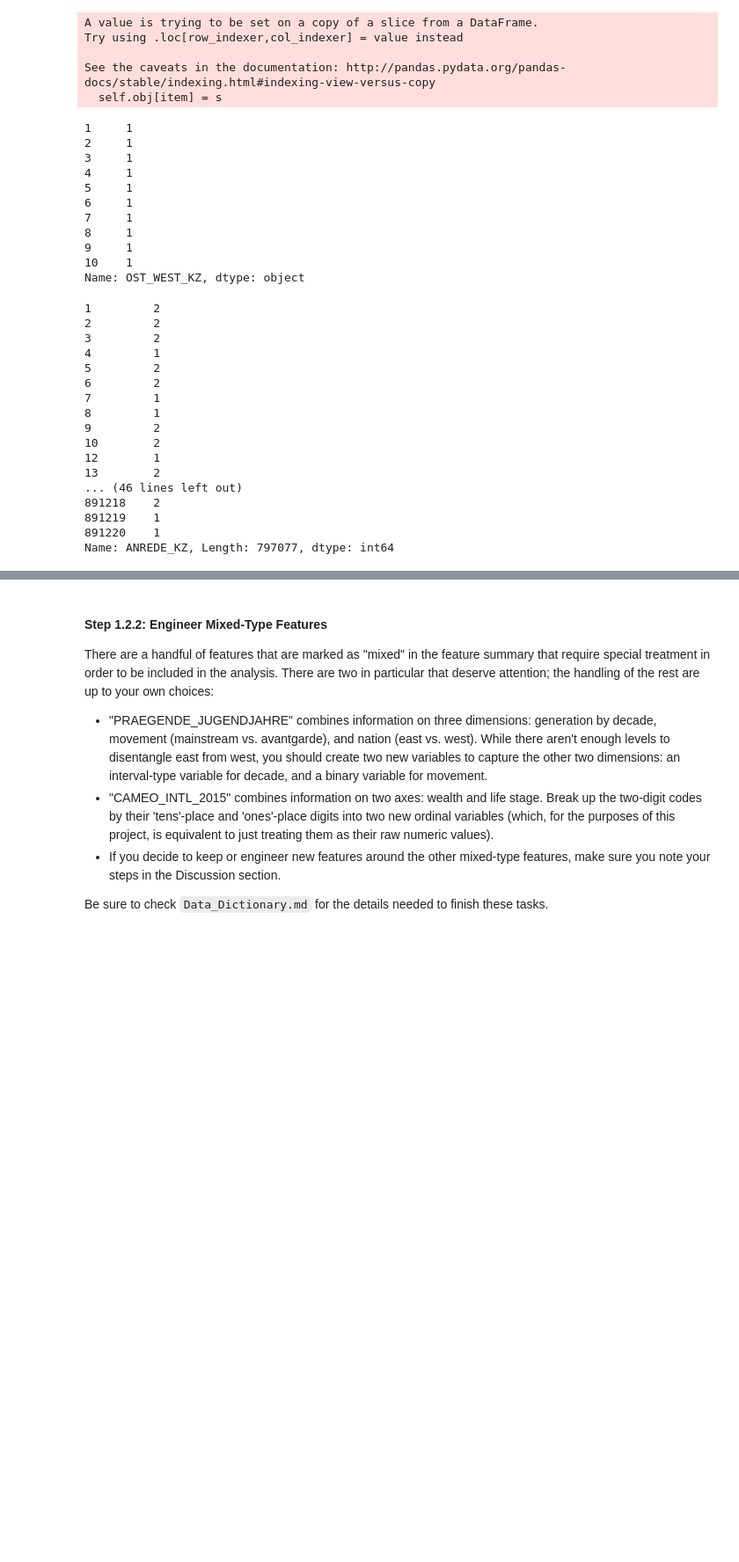
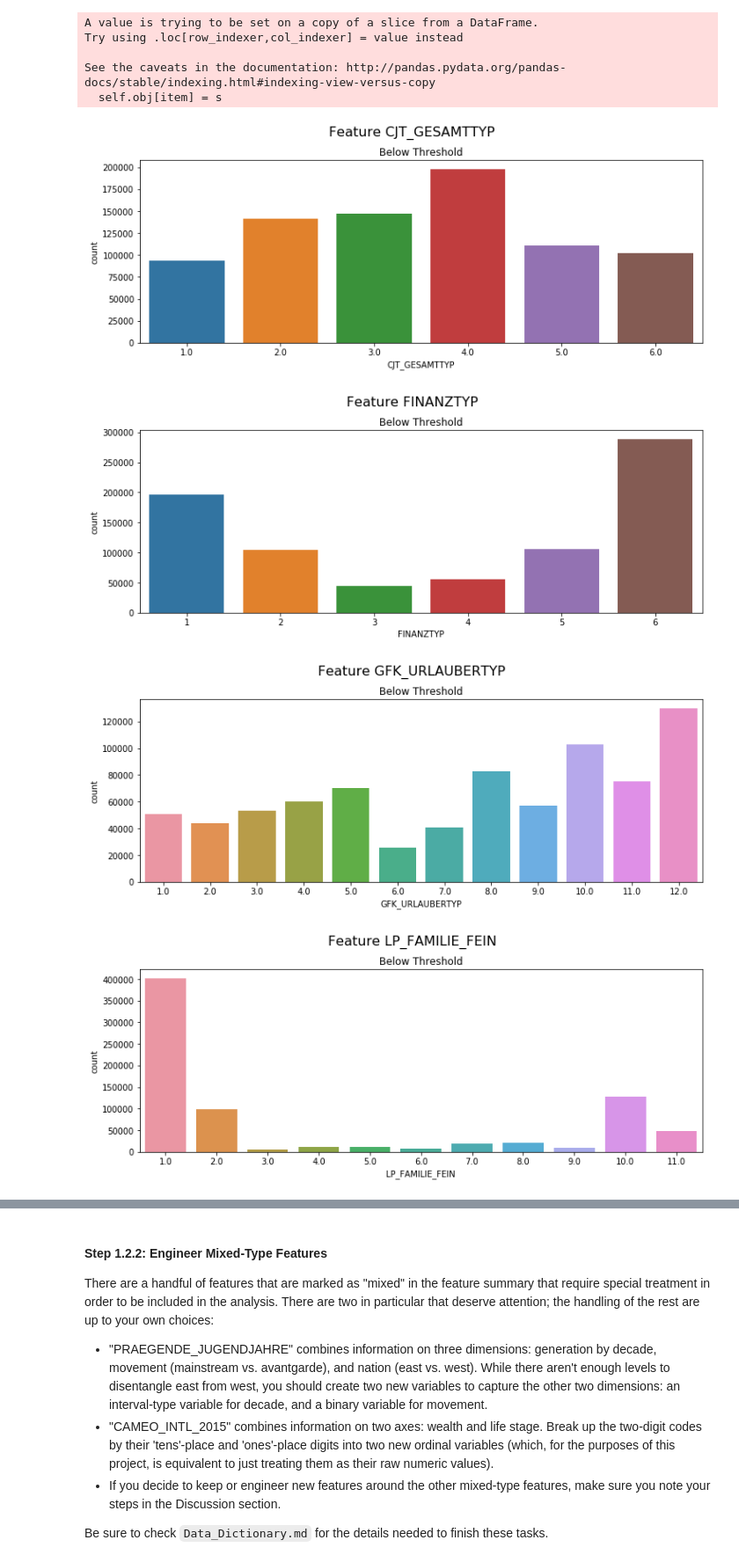
Before and after one commit to noreenwu/customer-segments, a Jupyter notebook: Identify_Customer_Segments.ipynb, the cells around one changed output, grey strips where cells are left out. Shown: that part at 88% size. Saved outputs shown, nothing was run; the diff lists cells and outputs as text; code cells hidden in the pictures; blank space fills up the shorter version.

```diff
--- a/Identify_Customer_Segments.ipynb
+++ b/Identify_Customer_Segments.ipynb
@@ -680,11 +680,14 @@ cat_features
  'CAMEO_DEU_2015']
 # %%
 binary_category = []
+multi_category = []
 for c in cat_features:
     if c in az2_below_thresh:
         if az2_below_thresh[c].nunique() == 2:
             print(f"{c} is a binary category")
             binary_category.append(c)
+        else:
+            multi_category.append(c)
 # %% [output]
 ANREDE_KZ is a binary category
 GREEN_AVANTGARDE is a binary category
@@ -729,37 +748,12 @@ Try using .loc[row_indexer,col_indexer] = value instead
 
 See the caveats in the documentation: http://pandas.pydata.org/pandas-docs/stable/indexing.html#indexing-view-versus-copy
   self.obj[item] = s
-# %%
-az2_below_thresh.OST_WEST_KZ.head(10)
-# %% [output]
-1     1
-2     1
-3     1
-4     1
-5     1
-6     1
-7     1
-8     1
-9     1
-10    1
-Name: OST_WEST_KZ, dtype: object
-# %%
-az2_below_thresh.ANREDE_KZ
-# %% [output]
-1         2
-2         2
-3         2
-4         1
-5         2
-6         2
-7         1
-8         1
-9         2
-10        2
-12        1
-13        2
-... (46 lines left out)
-891218    2
-891219    1
-891220    1
-Name: ANREDE_KZ, Length: 797077, dtype: int64
+# %%
+for f in multi_category:
+    if f in az2_below_thresh:
+        show_distribution(f, az2_below_thresh)
+# %% [output]
+[figure, added]
+[figure, added]
+[figure, added]
+[figure, added]
```
Also changed, not shown: parts of 6 cells of this notebook, 1 other file.
